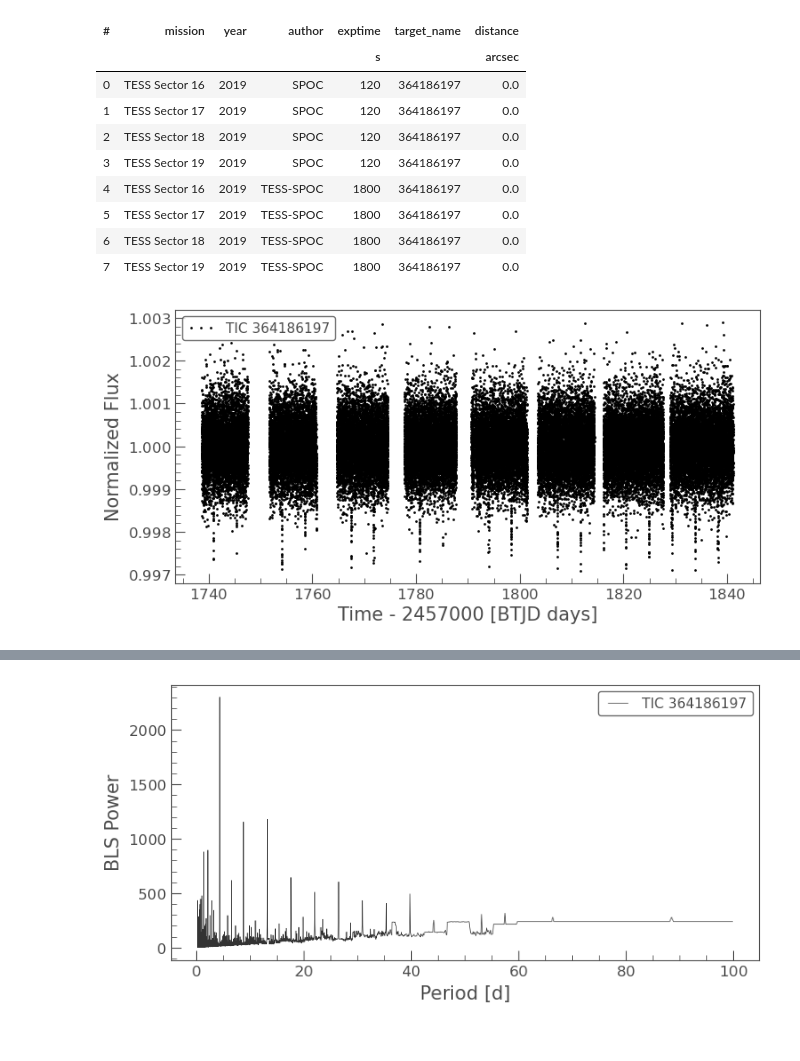
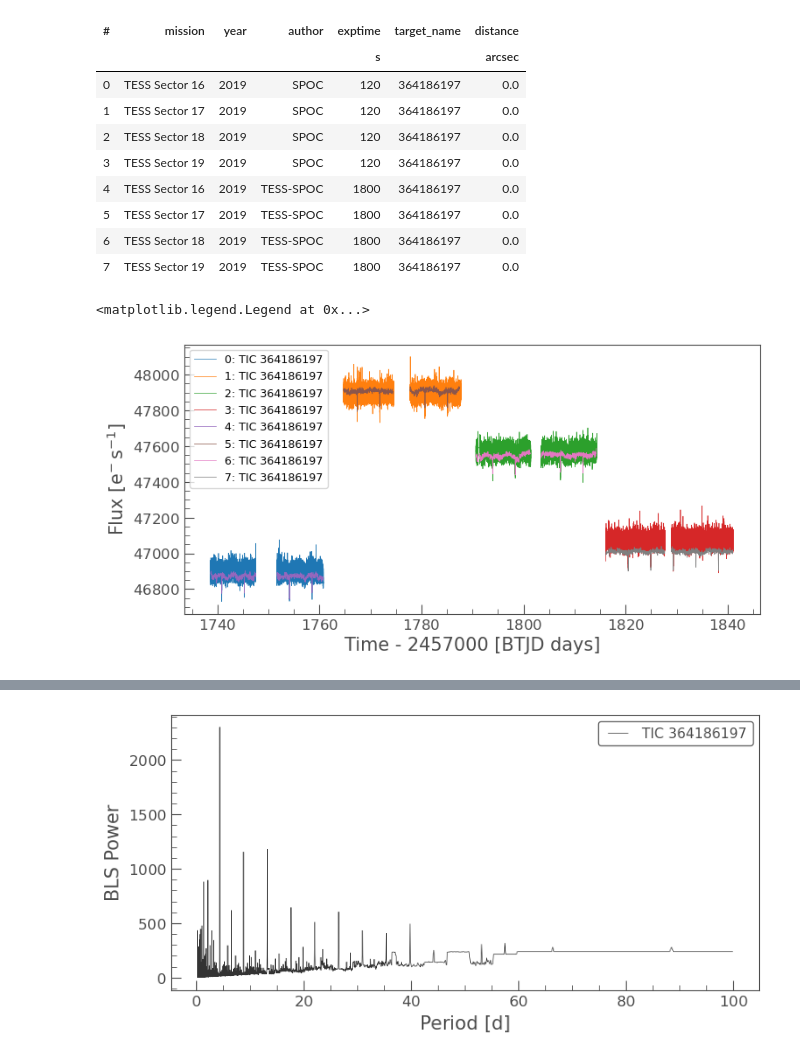
Before and after one commit to ylaksl/draft_PET.py, a Jupyter notebook: transito de planetinhas.ipynb, the cells around one changed output, grey strips where cells are left out. Cells and saved outputs as stored; diff of their text form; code cells hidden in the pictures.

```diff
--- a/transito de planetinhas.ipynb
+++ b/transito de planetinhas.ipynb
@@ -25,8 +27,9 @@ SearchResult containing 8 data products.
 | 6 | TESS Sector 18 | 2019 | TESS-SPOC | 1800 | 364186197 | 0.0 |
 | 7 | TESS Sector 19 | 2019 | TESS-SPOC | 1800 | 364186197 | 0.0 |
 # %%
-tess = search_result.download_all().stitch().flatten(window_length = 1790).remove_outliers()
+tess = search_result.download_all()
+tess.plot()
+plt.legend(fontsize="9", loc ="upper left")
+# %% [output]
+<matplotlib.legend.Legend at 0x...>
+[figure, added]
-# %%
-tess.plot(linewidth = 0, marker = '.',  color = 'black');
-# %% [output]
-[figure, removed]
```
Also changed, not shown: parts of 3 cells of this notebook.
